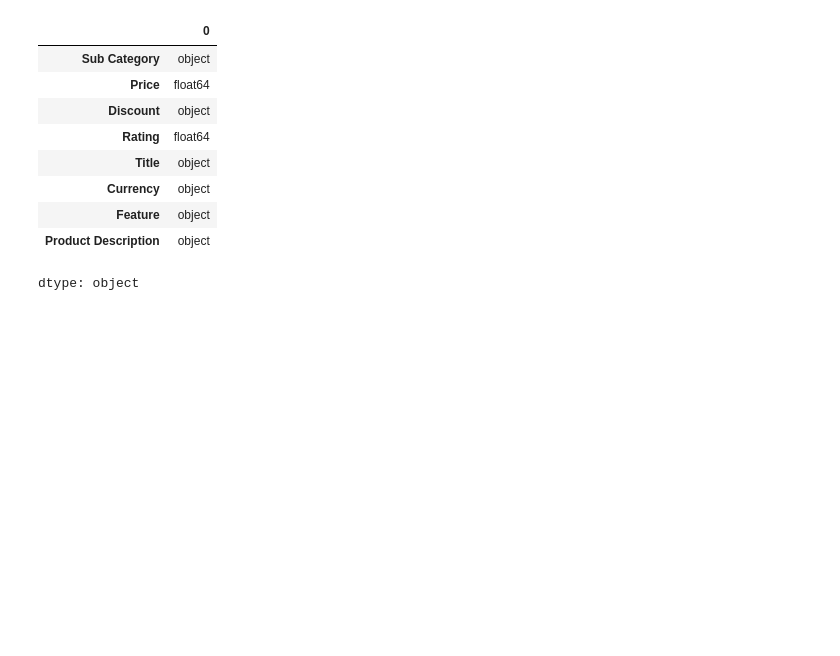
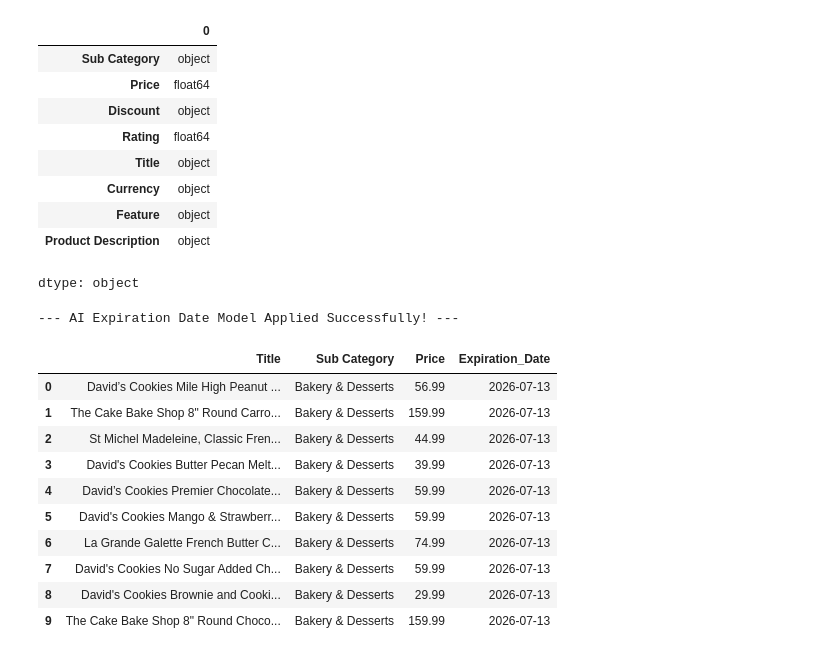
Before and after one commit to asinsanadahami622-svg/Smart-Grocery-App, a Jupyter notebook: Untitled7.ipynb, the cells around one changed output. Drawn from its saved outputs; the diff is of its cells as text; code cells hidden in the pictures; blank space fills up the shorter version.

```diff
--- a/Untitled7.ipynb
+++ b/Untitled7.ipynb
@@ -103,3 +103,45 @@ df.dtypes
 | Feature | object |
 | Product Description | object |
 dtype: object
+# %%
+import datetime
+
+# 1. Create a intelligent mapping dictionary for different grocery sub-categories
+# This sets the standard shelf life (in days) for various types of food items
+shelf_life_map = {
+    'Meat & Poultry': 3,
+    'Dairy & Eggs': 10,
+    'Bakery & Desserts': 5,
+    'Fresh Produce': 7,
+    'Snacks': 90,
+    'Beverages': 180,
+    'Pantry Staples': 365,
+    'Frozen Foods': 120
+}
+
+# 2. Map the sub-categories to our dictionary (defaulting to 14 days if the sub-category isn't explicitly listed)
+df['Estimated_Shelf_Life_Days'] = df['Sub Category'].map(shelf_life_map).fillna(14).astype(int)
+
+# 3. Simulate a "Purchase Date" of today for these items
+today = datetime.date.today()
+df['Purchase_Date'] = pd.to_datetime(today)
+
+# 4. Calculate the precise Expiration Date by adding the shelf life days to the purchase date
+df['Expiration_Date'] = df['Purchase_Date'] + pd.to_timedelta(df['Estimated_Shelf_Life_Days'], unit='D')
+
+print("--- AI Expiration Date Model Applied Successfully! ---")
+# Let's inspect a few rows to see our new smart columns
+df[['Title', 'Sub Category', 'Price', 'Expiration_Date']].head(10)
+# %% [output]
+--- AI Expiration Date Model Applied Successfully! ---
+|  | Title | Sub Category | Price | Expiration_Date |
+| 0 | David’s Cookies Mile High Peanut ... | Bakery & Desserts | 56.99 | 2026-07-13 |
+| 1 | The Cake Bake Shop 8" Round Carro... | Bakery & Desserts | 159.99 | 2026-07-13 |
+| 2 | St Michel Madeleine, Classic Fren... | Bakery & Desserts | 44.99 | 2026-07-13 |
+| 3 | David's Cookies Butter Pecan Melt... | Bakery & Desserts | 39.99 | 2026-07-13 |
+| 4 | David’s Cookies Premier Chocolate... | Bakery & Desserts | 59.99 | 2026-07-13 |
+| 5 | David's Cookies Mango & Strawberr... | Bakery & Desserts | 59.99 | 2026-07-13 |
+| 6 | La Grande Galette French Butter C... | Bakery & Desserts | 74.99 | 2026-07-13 |
+| 7 | David's Cookies No Sugar Added Ch... | Bakery & Desserts | 59.99 | 2026-07-13 |
+| 8 | David's Cookies Brownie and Cooki... | Bakery & Desserts | 29.99 | 2026-07-13 |
+| 9 | The Cake Bake Shop 8" Round Choco... | Bakery & Desserts | 159.99 | 2026-07-13 |
```
